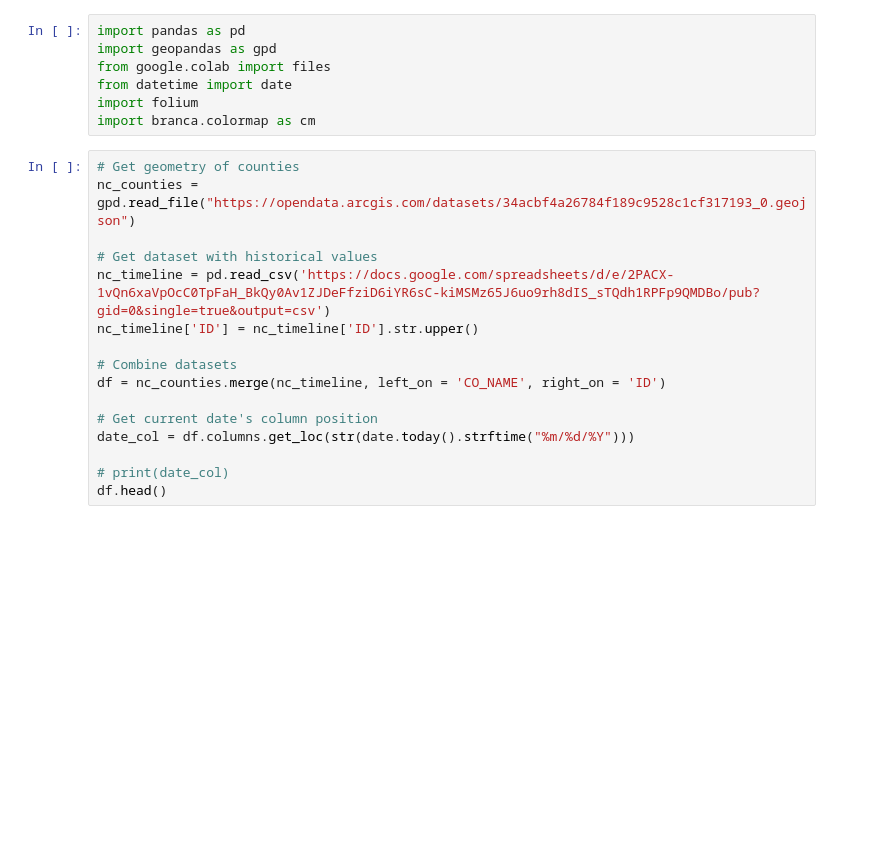
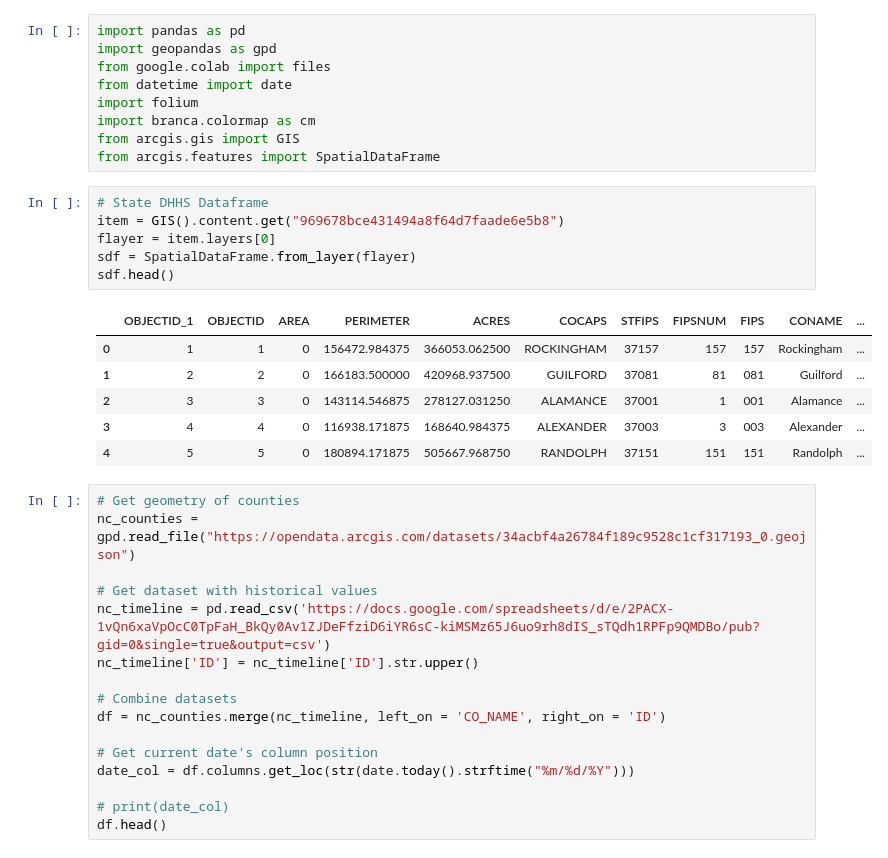
Before and after one commit to garrisonreid/garrisonreid.github.io, a Jupyter notebook: COVID/NC_COVID_19.ipynb, the cells around one changed output. Drawn from its saved outputs; the diff is of its cells as text; blank space fills up the shorter version.

```diff
--- a/COVID/NC_COVID_19.ipynb
+++ b/COVID/NC_COVID_19.ipynb
@@ -22,6 +26,21 @@ from google.colab import files
 from datetime import date
 import folium
 import branca.colormap as cm
+from arcgis.gis import GIS
+from arcgis.features import SpatialDataFrame
+# %%
+# State DHHS Dataframe
+item = GIS().content.get("969678bce431494a8f64d7faade6e5b8")
+flayer = item.layers[0]
+sdf = SpatialDataFrame.from_layer(flayer)
+sdf.head()
+# %% [output]
+|  | OBJECTID_1 | OBJECTID | AREA | PERIMETER | ACRES | COCAPS | STFIPS | FIPSNUM | FIPS | CONAME | ... |
+| 0 | 1 | 1 | 0 | 156472.984375 | 366053.062500 | ROCKINGHAM | 37157 | 157 | 157 | Rockingham | ... |
+| 1 | 2 | 2 | 0 | 166183.500000 | 420968.937500 | GUILFORD | 37081 | 81 | 081 | Guilford | ... |
+| 2 | 3 | 3 | 0 | 143114.546875 | 278127.031250 | ALAMANCE | 37001 | 1 | 001 | Alamance | ... |
+| 3 | 4 | 4 | 0 | 116938.171875 | 168640.984375 | ALEXANDER | 37003 | 3 | 003 | Alexander | ... |
+| 4 | 5 | 5 | 0 | 180894.171875 | 505667.968750 | RANDOLPH | 37151 | 151 | 151 | Randolph | ... |
 # %%
 # Get geometry of counties
 nc_counties = gpd.read_file("https://opendata.arcgis.com/datasets/34acbf4a26784f189c9528c1cf317193_0.geojson")
```
Also changed, not shown: parts of 3 cells of this notebook, 2 other files.
